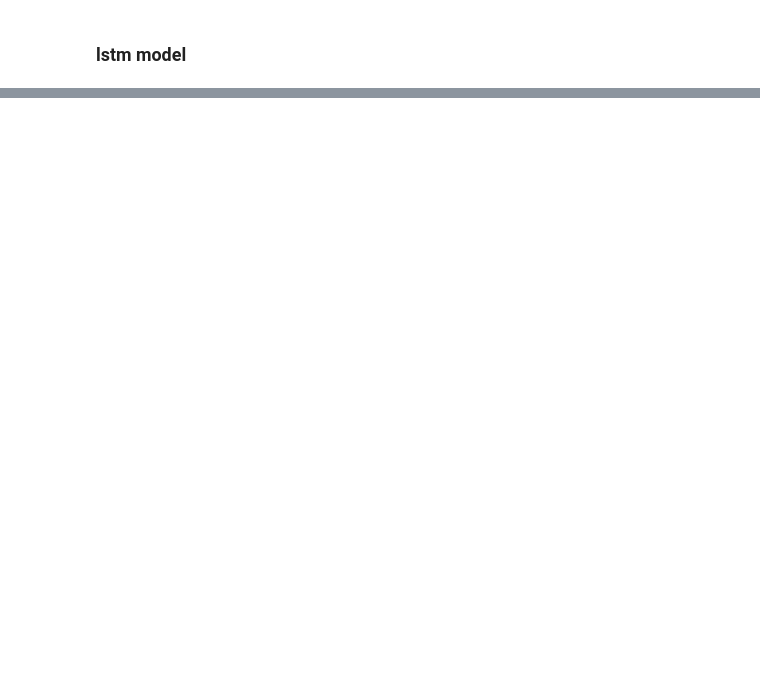
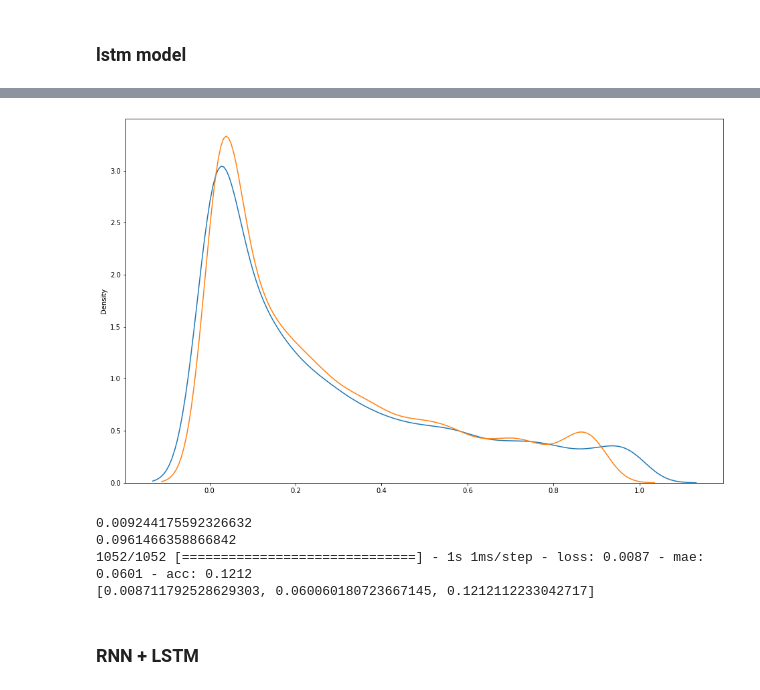
Before and after one commit to rohhj622/windPowerPrediction, a Jupyter notebook: code1_4.ipynb, the cells around one changed output, grey strips where cells are left out. Saved outputs shown, nothing was run; the diff lists cells and outputs as text; code cells hidden in the pictures; blank space fills up the shorter version.

```diff
--- a/code1_4.ipynb
+++ b/code1_4.ipynb
@@ -351,0 +418,20 @@ NameError: ignored
+# %%
+plt.figure(figsize=(16,10))
+ax1 = sns.distplot(test_label,hist=False,label='y')
+ax2 = sns.distplot(rnn_pred,hist=False,label='y_hat',ax=ax1)
+
+plt.show()
+plt.close()
+# %% [output]
+[figure, added]
+# %%
+print(MSE(test_label, rnn_pred))
+print(RMSE(test_label, rnn_pred))
+print(rnn_model.evaluate(X_train, y_train))
+# %% [output]
+0.009244175592326632
+0.0961466358866842
+1052/1052 [==============================] - 1s 1ms/step - loss: 0.0087 - mae: 0.0601 - acc: 0.1212
+[0.008711792528629303, 0.060060180723667145, 0.1212112233042717]
+# %% [markdown]
+### RNN + LSTM
```
Also changed, not shown: parts of 33 cells of this notebook.
